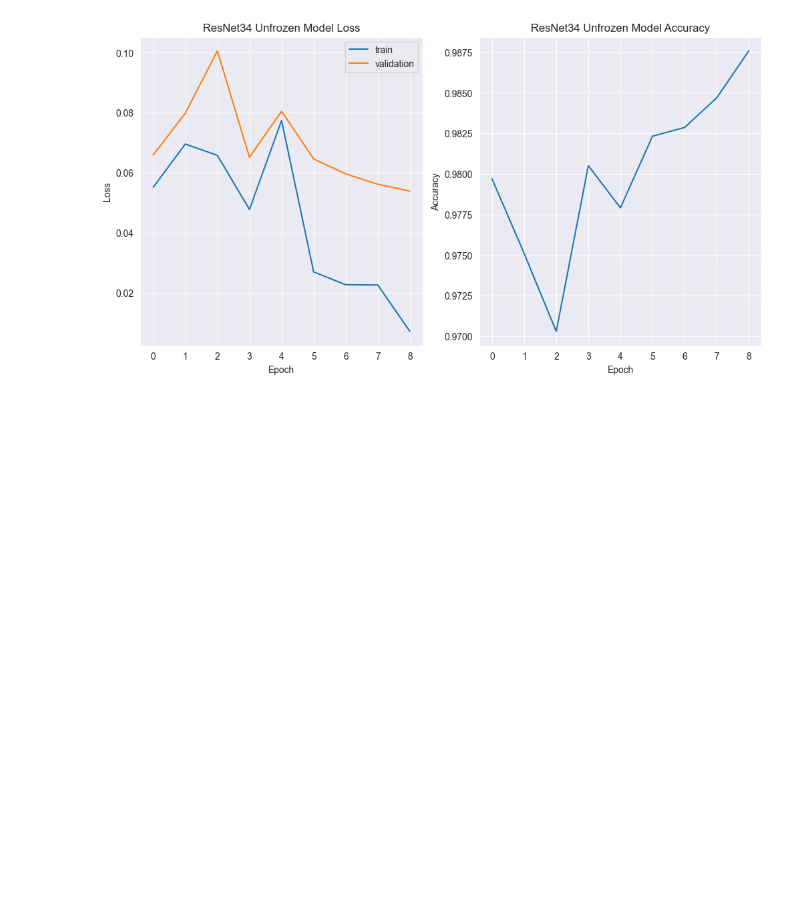
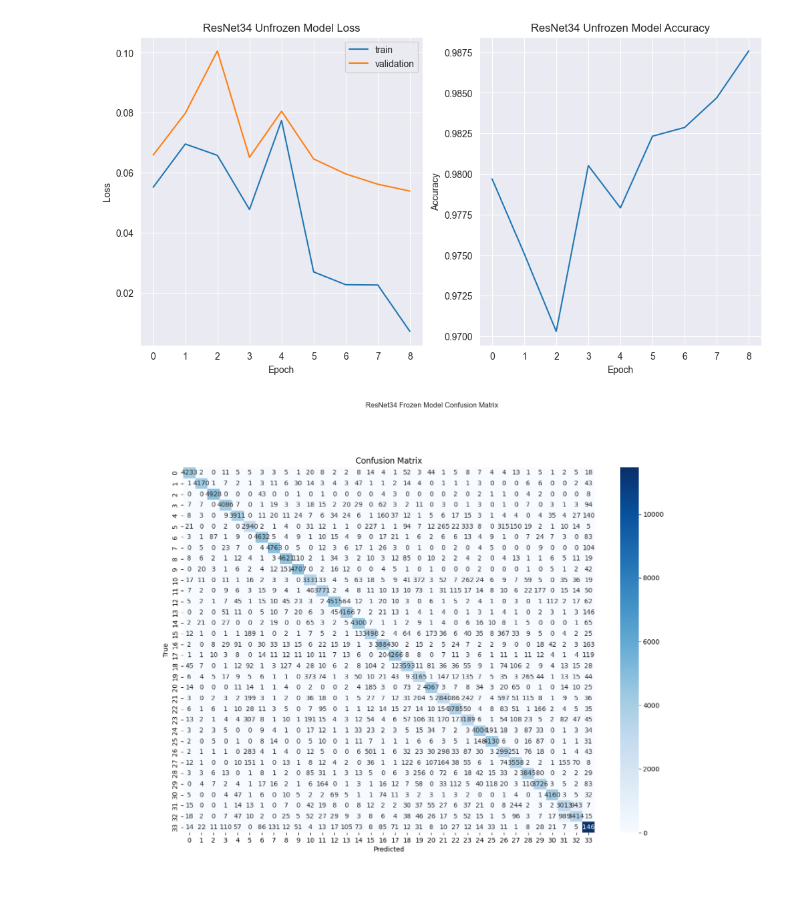
Before and after one commit to FlowkoHinti/Hand-Gesture-Recognition, a Jupyter notebook: 3_Presentation/HagridEvaluation.ipynb, the cells around one changed output. Saved outputs shown, nothing was run; the diff lists cells and outputs as text; code cells hidden in the pictures; blank space fills up the shorter version.

```diff
--- a/3_Presentation/HagridEvaluation.ipynb
+++ b/3_Presentation/HagridEvaluation.ipynb
@@ -89,3 +90,16 @@ plt.ylabel('Accuracy')
 plt.show()
 # %% [output]
 [figure]
+# %%
+# Open confusion matrix for the frozen model
+frozen_cm = mpimg.imread(plots_dir / 'resnet34_frozen_confusion_matrix.png')
+unfrozen_cm = mpimg.imread(plots_dir / 'resnet34_unfrozen_confusion_matrix.png')
+# %%
+# plot confusion matrix for the frozen model
+plt.figure(figsize=(20, 15))
+plt.imshow(frozen_cm)
+plt.axis('off')
+plt.title('ResNet34 Frozen Model Confusion Matrix')
+plt.show()
+# %% [output]
+[figure, added]
```
Also changed, not shown: parts of 2 cells of this notebook.
